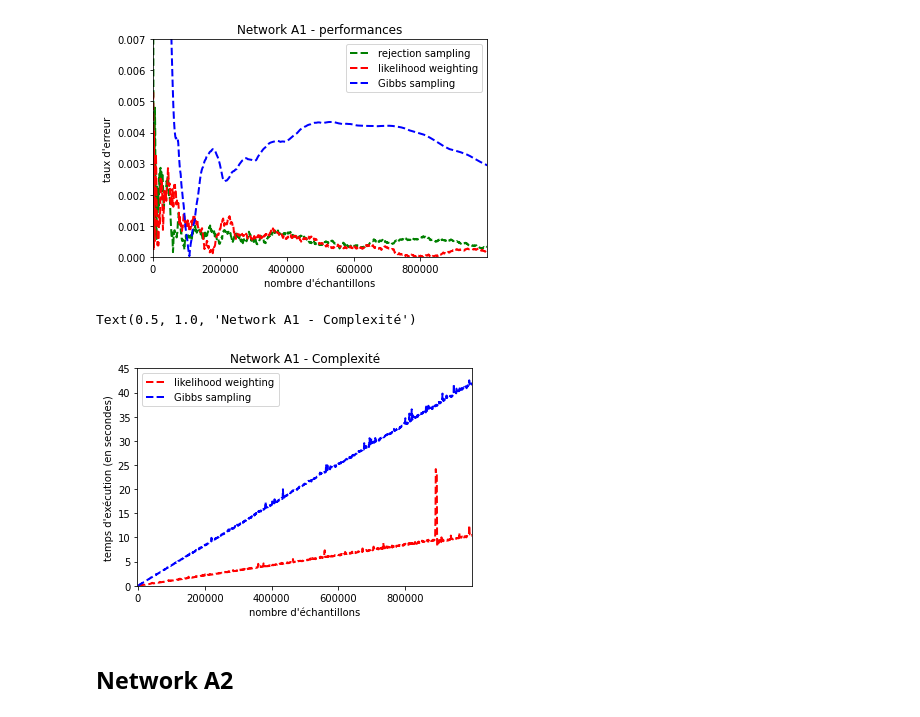
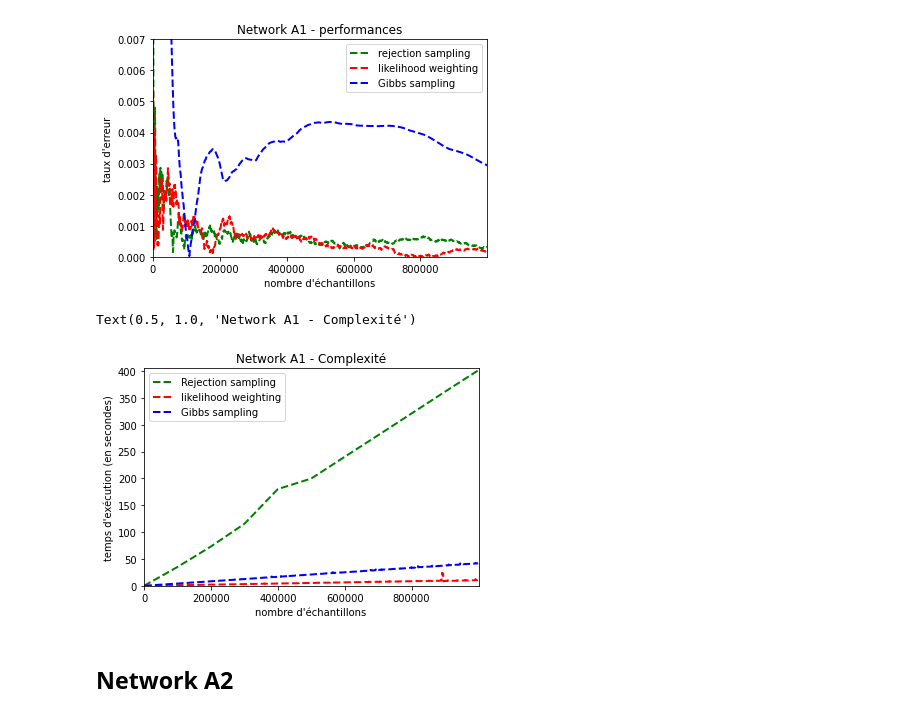
Before and after one commit to mxmboyer/decision-projet, a Jupyter notebook: data_viz.ipynb, the cells around one changed output. Saved outputs shown, nothing was run; the diff lists cells and outputs as text; code cells hidden in the pictures.

```diff
--- a/data_viz.ipynb
+++ b/data_viz.ipynb
@@ -6,8 +6,8 @@ from matplotlib import pyplot
 # %%
 proba_exacte0 = [0.7148927097115598, 0.28510729028844006]
 
-df_lw0 = pd.read_csv("lw_Earthquake.csv")
-df_gibbs0 = pd.read_csv("gibbs_Earthquake.csv")
+df_lw0 = pd.read_csv("data/lw_Earthquake.csv")
+df_gibbs0 = pd.read_csv("data/gibbs_Earthquake.csv")
 somme_lw = 0
 somme_g = 0
 erreur_lw = list()
@@ -31,8 +31,8 @@ pyplot.title("Network Earthquake - performances")
 Text(0.5, 1.0, 'Network Earthquake - performances')
 [figure]
 # %%
-time_lw = pd.read_csv("lw_time_Earthquake.csv")
-time_g = pd.read_csv("gibbs_time_Earthquake.csv")
+time_lw = pd.read_csv("data/lw_time_Earthquake.csv")
+time_g = pd.read_csv("data/gibbs_time_Earthquake.csv")
 list_time_lw = list()
 list_time_g = list()
 for i in range(len(time_lw)):
@@ -54,9 +54,9 @@ Text(0.5, 1.0, 'Network Earthquake - Complexité')
 # %%
 proba_exacte1 = [0.8687000002521115, 0.13129999974788853]
 
-df_rej1 = pd.read_csv("rejet_A1.csv")
-df_lw1 = pd.read_csv("lw_A1.csv")
-df_gibbs1 = pd.read_csv("gibbs_A1.csv")
+df_rej1 = pd.read_csv("data/rejet_A1.csv")
+df_lw1 = pd.read_csv("data/lw_A1.csv")
+df_gibbs1 = pd.read_csv("data/gibbs_A1.csv")
 somme_rej = 0
 somme_lw = 0
 somme_g = 0
@@ -86,24 +86,29 @@ pyplot.title("Network A1 - performances")
 Text(0.5, 1.0, 'Network A1 - performances')
 [figure]
 # %%
-time_lw = pd.read_csv("lw_time_A1.csv")
-time_g = pd.read_csv("gibbs_time_A1.csv")
+time_rej = pd.read_csv("data/rejet_time_A1.csv")
+time_lw = pd.read_csv("data/lw_time_A1.csv")
+time_g = pd.read_csv("data/gibbs_time_A1.csv")
+list_time_rej1 = [0]
 list_time_lw1 = list()
 list_time_g1 = list()
 for i in range(len(time_lw)):
     list_time_lw1.append(time_lw.iloc[i]["temps_execution"])
     list_time_g1.append(time_g.iloc[i]["temps_execution"])
+for i in range(len(time_rej)):
+    list_time_rej1.append(time_rej.iloc[i]["temps_execution"])
 tab_y_time = [(n+1)*1000 for n in range(999)]
+pyplot.plot([(n)*100000 for n in range(11)], list_time_rej1, color = 'green', linestyle = 'dashed', linewidth = 2)
 pyplot.plot(tab_y_time, list_time_lw1, color = 'red', linestyle = 'dashed', linewidth = 2)
 pyplot.plot(tab_y_time, list_time_g1, color = 'blue', linestyle = 'dashed', linewidth = 2)
-pyplot.axis([-1000, 999999, 0, 45])
+pyplot.axis([-1000, 999999, 0, 405])
 pyplot.xlabel("nombre d'échantillons")
 pyplot.ylabel("temps d'exécution (en secondes)")
-pyplot.legend(["likelihood weighting", "Gibbs sampling"], loc ="upper left")
+pyplot.legend(["Rejection sampling", "likelihood weighting", "Gibbs sampling"], loc ="upper left")
 pyplot.title("Network A1 - Complexité")
 # %% [output]
 Text(0.5, 1.0, 'Network A1 - Complexité')
-[figure, old version]
+[figure, new version]
 # %% [markdown]
 ## Network A2
 # %%
```
Also changed, not shown: parts of 7 cells of this notebook, 28 other files.
